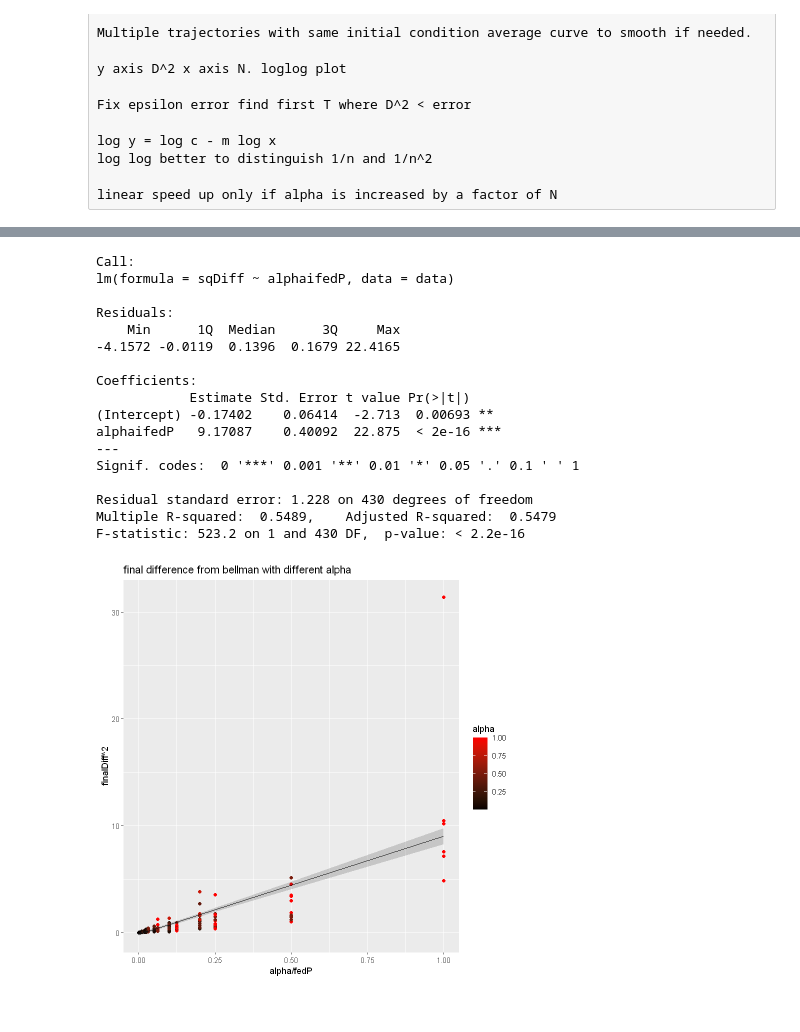
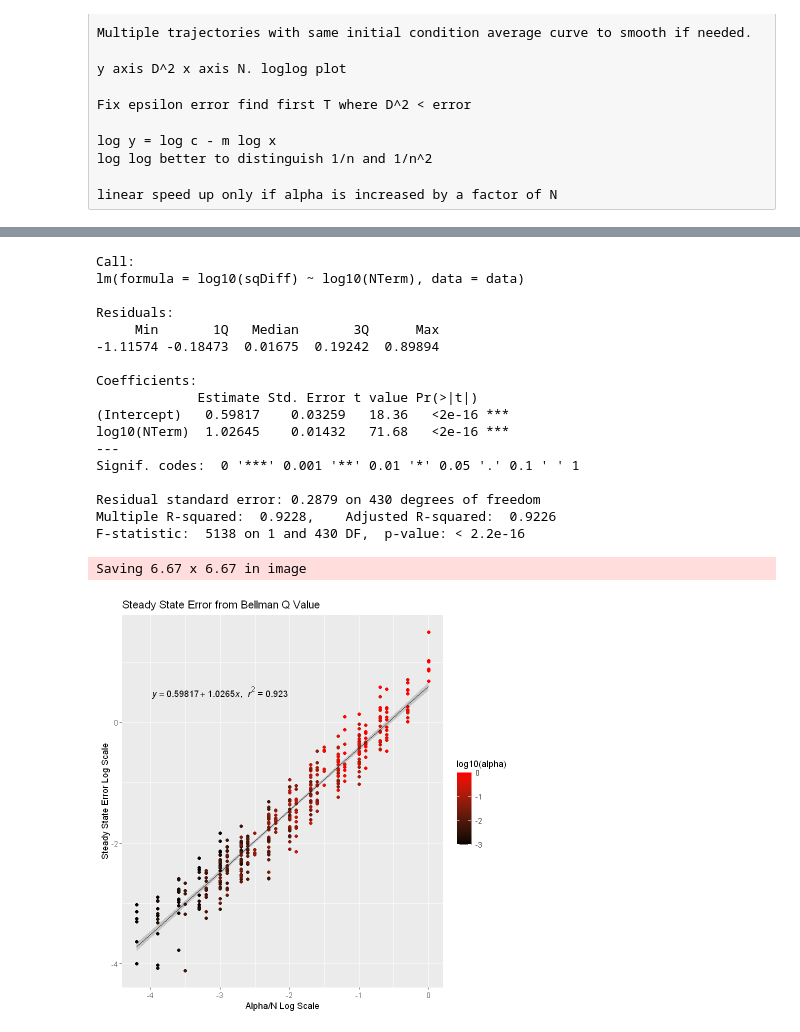
Before and after one commit to MichaelEinhorn/FederatedRL, a Jupyter notebook: graphingR.ipynb, the cells around one changed output, grey strips where cells are left out. Cells and saved outputs as stored; diff of their text form; code cells hidden in the pictures.

```diff
--- a/graphingR.ipynb
+++ b/graphingR.ipynb
@@ -46,19 +58,19 @@ log log better to distinguish 1/n and 1/n^2
 
 linear speed up only if alpha is increased by a factor of N
 # %%
-title <- "final difference from bellman with epsilon greedy exploration"
-data <- dataFull[dataFull$alpha == 0.1 & (dataFull$syncBackups == 1 | dataFull$syncBackups == -1),]
-ifedP = 1/data$fedP
+title <- "steady state error from bellman with epsilon greedy exploration"
+data <- dataFull[dataFull$alpha == 0.01 & (dataFull$syncBackups == 1 | dataFull$syncBackups == -1),]
+N = data$fedP
 sqDiff = data$finalDiff ** 2
-model <- lm(sqDiff ~ ifedP, data)
+model <- lm(log10(sqDiff) ~ log10(N), data)
 summary(model)
 predict <- cbind(data, predict(model, interval='confidence', newdata=data))
 
-p <- ggplot(predict, aes(x=1 / fedP, y=finalDiff ** 2))
+p <- ggplot(predict, aes(x=log10(N), y=log10(finalDiff ** 2)))
 p <- p + ggtitle(title)
 p <- p + geom_point(aes(colour = epsilon))
 p <- p + scale_color_gradientn(colors = c("black", "green"))
-p <- p + geom_line(aes(1 / fedP, fit))
+p <- p + geom_line(aes(log10(fedP), fit))
 p <- p + geom_ribbon(aes(ymin=lwr,ymax=upr), alpha=0.2)
 p
 # %% [output]
@@ -83,15 +95,15 @@ F-statistic: 25.07 on 1 and 28 DF,  p-value: 2.718e-05
 # %%
 title <- "final difference from bellman with different sync frequencies"
-data <- dataFull[dataFull$alpha == 0.1,]
-ifedP = 1/data$fedP
+data <- dataFull[dataFull$alpha == 0.01,]
+N = data$fedP
 sqDiff = data$finalDiff ** 2
-syncLog <- log(data$syncBackups)
+syncLog <- log10(data$syncBackups)
 syncLog[is.nan(syncLog)] <- 0
-model <- lm(sqDiff ~ ifedP*syncLog, data)
+model <- lm(log10(sqDiff) ~ log10(N)*syncLog, data)
 summary(model)
 predict <- cbind(data, predict(model, interval='confidence', newdata=data))
 
-p <- ggplot(predict, aes(x=1 / fedP, y=finalDiff ** 2))
+p <- ggplot(predict, aes(x=log10(N), y=log10(finalDiff ** 2)))
 p <- p + ggtitle(title)
 p <- p + geom_point(aes(color = syncLog))
 p <- p + scale_color_gradientn(colors = c("black", "cyan"))
@@ -122,13 +134,13 @@ F-statistic: 26.37 on 3 and 122 DF,  p-value: 3.228e-13
 # %%
 title <- "final difference from bellman with different alpha"
 data <- dataFull[(dataFull$syncBackups == 1 | dataFull$syncBackups == -1),]
-ifedP = 1/data$fedP
+N = data$fedP
 sqDiff = data$finalDiff ** 2
-model <- lm(sqDiff ~ ifedP*alpha, data)
+model <- lm(log10(sqDiff) ~ log10(N)*log10(alpha), data)
 summary(model)
 predict <- cbind(data, predict(model, interval='confidence', newdata=data))
 
-p <- ggplot(predict, aes(x=1 / fedP, y=finalDiff ** 2))
+p <- ggplot(predict, aes(x=log10(N), y=log10(finalDiff ** 2)))
 p <- p + ggtitle(title)
 p <- p + geom_point(aes(color = alpha))
 p <- p + scale_color_gradientn(colors = c("black", "red"))
@@ -157,38 +169,43 @@ F-statistic:   183 on 3 and 428 DF,  p-value: < 2.2e-16
 # %%
-title <- "final difference from bellman with different alpha"
+title <- "Steady State Error from Bellman Q Value"
 data <- dataFull[(dataFull$syncBackups == 1 | dataFull$syncBackups == -1),]
-alphaifedP = data$alpha/data$fedP
+NTerm = data$alpha/data$fedP
 sqDiff = data$finalDiff ** 2
-model <- lm(sqDiff ~ alphaifedP, data)
+model <- lm(log10(sqDiff) ~ log10(NTerm), data)
 summary(model)
 predict <- cbind(data, predict(model, interval='confidence', newdata=data))
 
-p <- ggplot(predict, aes(x=alpha/fedP, y=finalDiff ** 2))
+p <- ggplot(predict, aes(x=log10(NTerm), y=log10(finalDiff ** 2)))
 p <- p + ggtitle(title)
-p <- p + geom_point(aes(color = alpha))
+p <- p + xlab("Alpha/N Log Scale") + ylab("Steady State Error Log Scale")
+p <- p + annotate("text", x=-3, y=0.5, label= lm_eqn(model), parse = TRUE)
+p <- p + geom_point(aes(color = log10(alpha)))
 p <- p + scale_color_gradientn(colors = c("black", "red"))
-p <- p + geom_line(aes(alphaifedP, fit))
+p <- p + geom_line(aes(log10(NTerm), fit))
 p <- p + geom_ribbon(aes(ymin=lwr,ymax=upr), alpha=0.2)
 p
+
+ggsave(filename=gsub(" ", "", paste("featuredGraphs/", title, ".png"), fixed = TRUE), plot=p, device="png")
 # %% [output]
 Call:
-lm(formula = sqDiff ~ alphaifedP, data = data)
+lm(formula = log10(sqDiff) ~ log10(NTerm), data = data)
 
 Residuals:
-    Min      1Q  Median      3Q     Max
--4.1572 -0.0119  0.1396  0.1679 22.4165
+     Min       1Q   Median       3Q      Max
+-1.11574 -0.18473  0.01675  0.19242  0.89894
 
 Coefficients:
-            Estimate Std. Error t value Pr(>|t|)
-(Intercept) -0.17402    0.06414  -2.713  0.00693 **
-alphaifedP   9.17087    0.40092  22.875  < 2e-16 ***
+             Estimate Std. Error t value Pr(>|t|)
+(Intercept)   0.59817    0.03259   18.36   <2e-16 ***
+log10(NTerm)  1.02645    0.01432   71.68   <2e-16 ***
 ---
 Signif. codes:  0 '***' 0.001 '**' 0.01 '*' 0.05 '.' 0.1 ' ' 1
 
-Residual standard error: 1.228 on 430 degrees of freedom
-Multiple R-squared:  0.5489,    Adjusted R-squared:  0.5479
-F-statistic: 523.2 on 1 and 430 DF,  p-value: < 2.2e-16
+Residual standard error: 0.2879 on 430 degrees of freedom
+Multiple R-squared:  0.9228,    Adjusted R-squared:  0.9226
+F-statistic:  5138 on 1 and 430 DF,  p-value: < 2.2e-16
+Saving 6.67 x 6.67 in image
-[figure, old version]
+[figure, new version]
 # %%
 title <- "time to reach a threshold distance, fixed alpha"
 data <- dataFull[(dataFull$syncBackups == 1 | dataFull$syncBackups == -1) & dataFull$threshDiff ** 2 <= 0.5 & dataFull$alpha == 0.005,]
```
Also changed, not shown: parts of 14 cells of this notebook, 7 other files.
